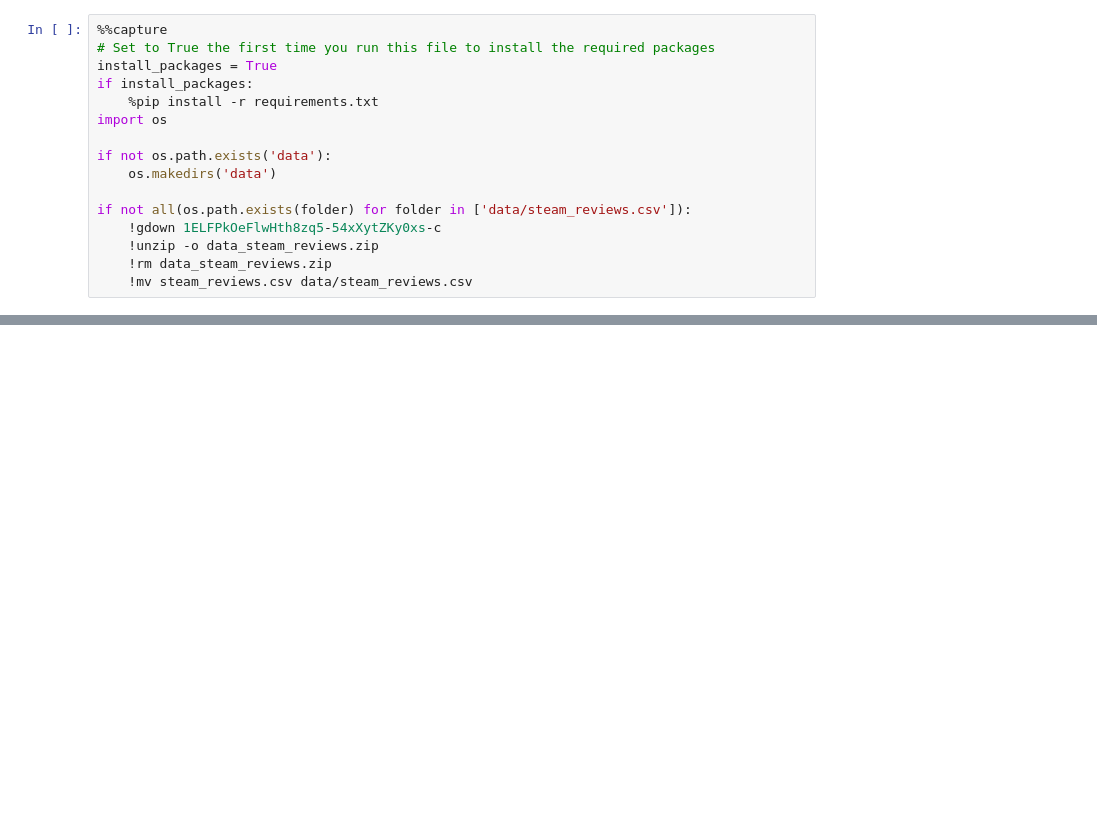
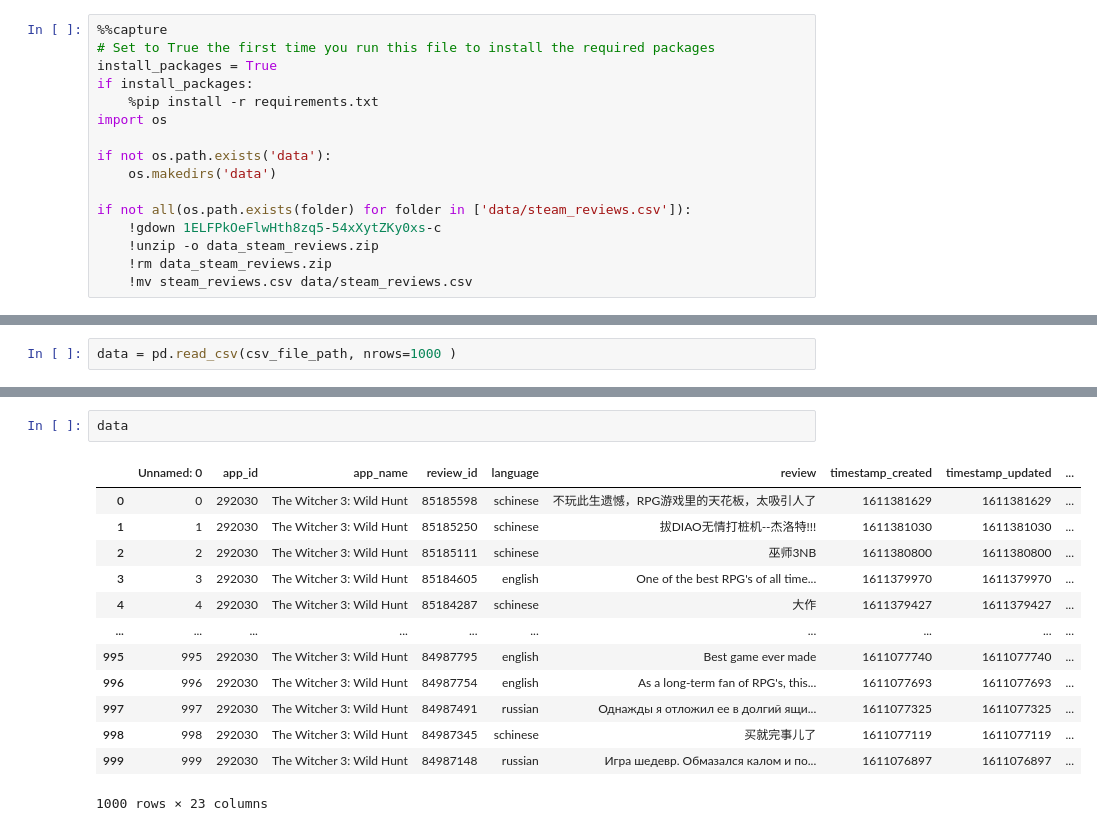
Before and after one commit to khalmatay/videogame-reviews-analysis, a Jupyter notebook: main.ipynb, the cells around one changed output, grey strips where cells are left out. Cells and saved outputs as stored; diff of their text form; blank space fills up the shorter version.

```diff
--- a/main.ipynb
+++ b/main.ipynb
@@ -47,0 +53,2 @@ df.head()
+# %%
+data = pd.read_csv(csv_file_path, nrows=1000 )
@@ -47,0 +116,16 @@ df.head()
+# %%
+data
+# %% [output]
+|  | Unnamed: 0 | app_id | app_name | review_id | language | review | timestamp_created | timestamp_updated | ... |
+| 0 | 0 | 292030 | The Witcher 3: Wild Hunt | 85185598 | schinese | 不玩此生遗憾，RPG游戏里的天花板，太吸引人了 | 1611381629 | 1611381629 | ... |
+| 1 | 1 | 292030 | The Witcher 3: Wild Hunt | 85185250 | schinese | 拔DIAO无情打桩机--杰洛特!!! | 1611381030 | 1611381030 | ... |
+| 2 | 2 | 292030 | The Witcher 3: Wild Hunt | 85185111 | schinese | 巫师3NB | 1611380800 | 1611380800 | ... |
+| 3 | 3 | 292030 | The Witcher 3: Wild Hunt | 85184605 | english | One of the best RPG's of all time... | 1611379970 | 1611379970 | ... |
+| 4 | 4 | 292030 | The Witcher 3: Wild Hunt | 85184287 | schinese | 大作 | 1611379427 | 1611379427 | ... |
+| ... | ... | ... | ... | ... | ... | ... | ... | ... | ... |
+| 995 | 995 | 292030 | The Witcher 3: Wild Hunt | 84987795 | english | Best game ever made | 1611077740 | 1611077740 | ... |
+| 996 | 996 | 292030 | The Witcher 3: Wild Hunt | 84987754 | english | As a long-term fan of RPG's, this... | 1611077693 | 1611077693 | ... |
+| 997 | 997 | 292030 | The Witcher 3: Wild Hunt | 84987491 | russian | Однажды я отложил ее в долгий ящи... | 1611077325 | 1611077325 | ... |
+| 998 | 998 | 292030 | The Witcher 3: Wild Hunt | 84987345 | schinese | 买就完事儿了 | 1611077119 | 1611077119 | ... |
+| 999 | 999 | 292030 | The Witcher 3: Wild Hunt | 84987148 | russian | Игра шедевр. Обмазался калом и по... | 1611076897 | 1611076897 | ... |
+1000 rows × 23 columns
```
Also changed, not shown: parts of 16 cells of this notebook.
